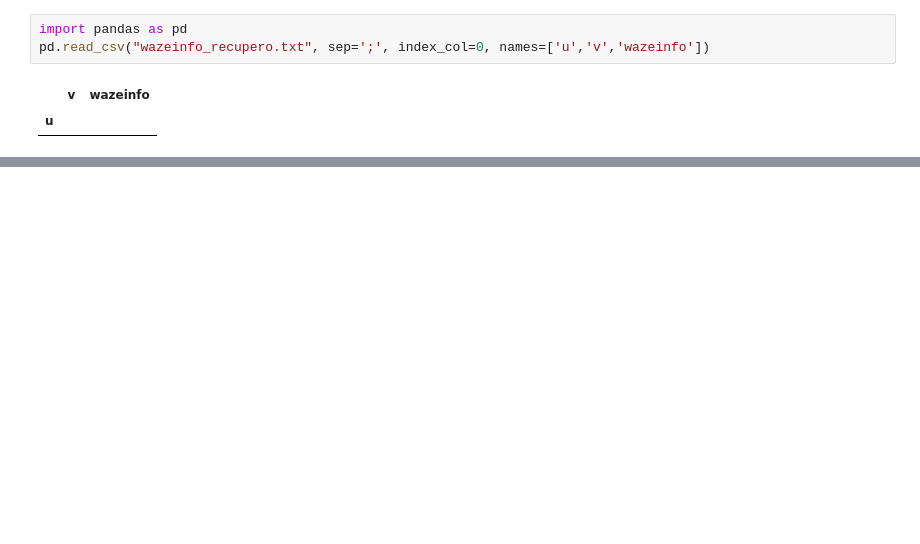
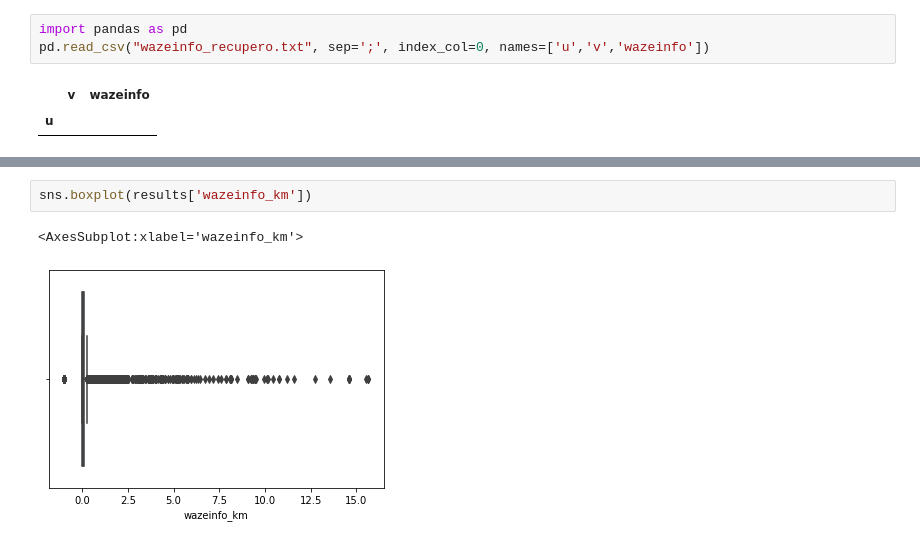
Before and after one commit to leiparov/intercon-simbig-2021, a Jupyter notebook: Cusco/WazeCalculator.ipynb, the cells around one changed output, grey strips where cells are left out. Drawn from its saved outputs; the diff is of its cells as text; blank space fills up the shorter version.

```diff
--- a/Cusco/WazeCalculator.ipynb
+++ b/Cusco/WazeCalculator.ipynb
@@ -38,0 +103,5 @@ pd.read_csv("wazeinfo_recupero.txt", sep=';', index_col=0, names=['u','v','wazei
+# %%
+sns.boxplot(results['wazeinfo_km'])
+# %% [output]
+<AxesSubplot:xlabel='wazeinfo_km'>
+[figure, added]
```
Also changed, not shown: parts of 16 cells of this notebook, 2 other files.
